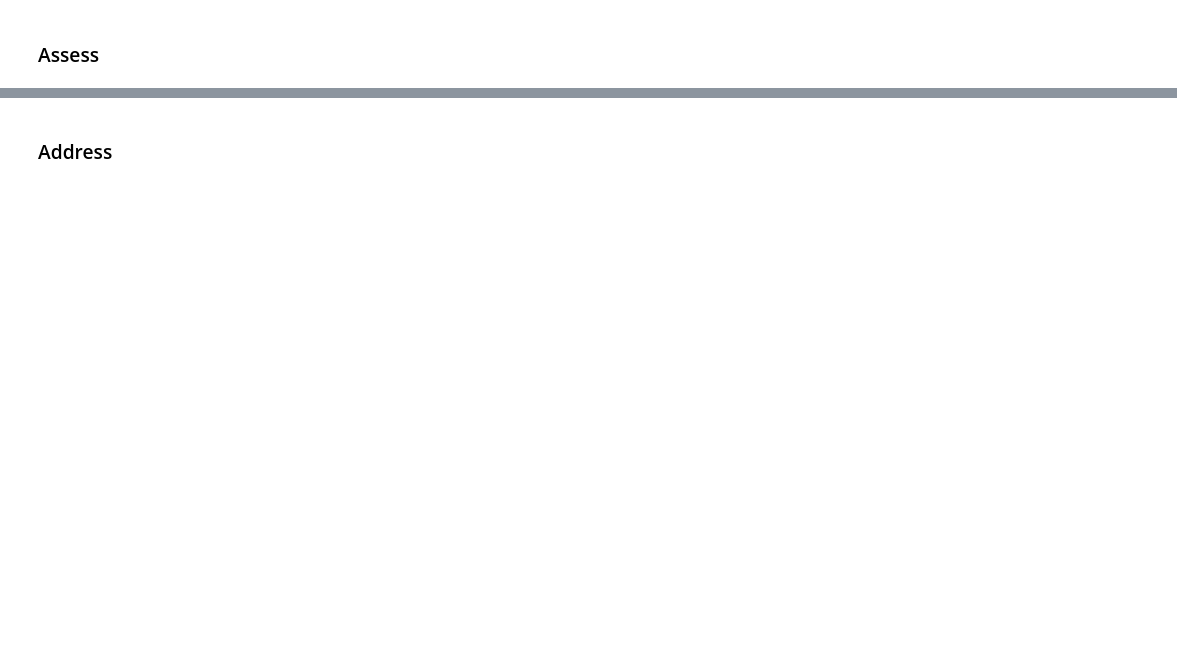
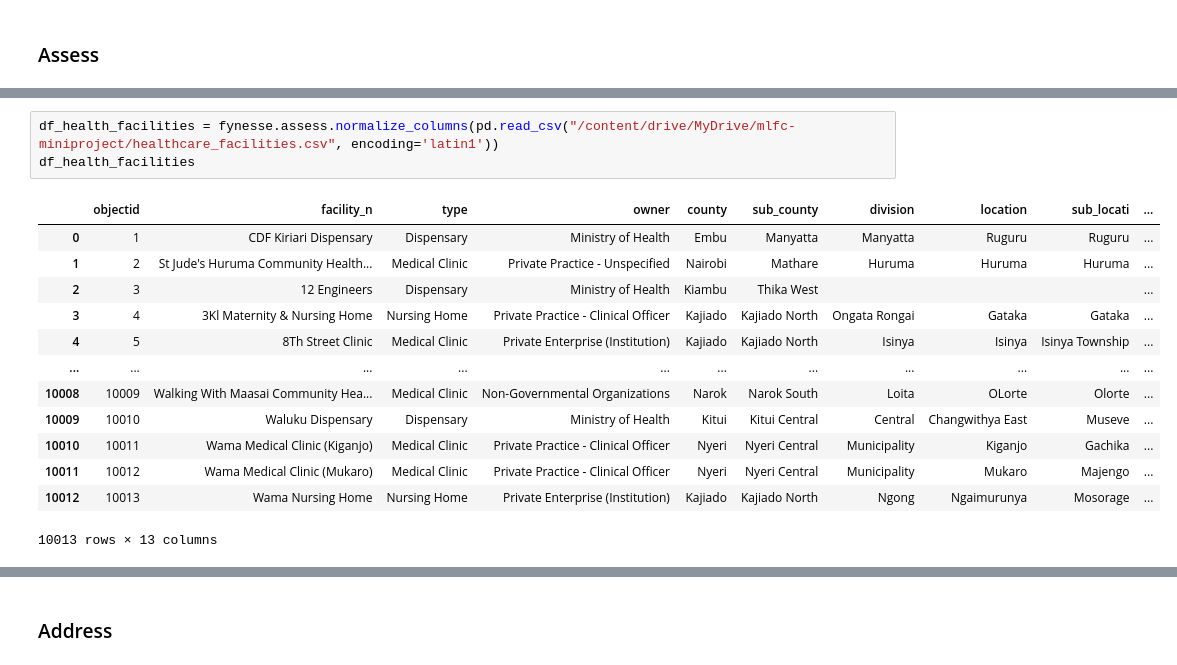
Before and after one commit to mwangi-clinton/mlf-miniproject, a Jupyter notebook: notebooks/mini_project.ipynb, the cells around one changed output, grey strips where cells are left out. Drawn from its saved outputs; the diff is of its cells as text; blank space fills up the shorter version.

```diff
--- a/notebooks/mini_project.ipynb
+++ b/notebooks/mini_project.ipynb
@@ -36,0 +84,17 @@ facilities.plot(kind="bar")
+# %%
+df_health_facilities = fynesse.assess.normalize_columns(pd.read_csv("/content/drive/MyDrive/mlfc-miniproject/healthcare_facilities.csv", encoding='latin1'))
+df_health_facilities
+# %% [output]
+|  | objectid | facility_n | type | owner | county | sub_county | division | location | sub_locati | ... |
+| 0 | 1 | CDF Kiriari Dispensary | Dispensary | Ministry of Health | Embu | Manyatta | Manyatta | Ruguru | Ruguru | ... |
+| 1 | 2 | St Jude's Huruma Community Health... | Medical Clinic | Private Practice - Unspecified | Nairobi | Mathare | Huruma | Huruma | Huruma | ... |
+| 2 | 3 | 12 Engineers | Dispensary | Ministry of Health | Kiambu | Thika West |  |  |  | ... |
+| 3 | 4 | 3Kl Maternity & Nursing Home | Nursing Home | Private Practice - Clinical Officer | Kajiado | Kajiado North | Ongata Rongai | Gataka | Gataka | ... |
+| 4 | 5 | 8Th Street Clinic | Medical Clinic | Private Enterprise (Institution) | Kajiado | Kajiado North | Isinya | Isinya | Isinya Township | ... |
+| ... | ... | ... | ... | ... | ... | ... | ... | ... | ... | ... |
+| 10008 | 10009 | Walking With Maasai Community Hea... | Medical Clinic | Non-Governmental Organizations | Narok | Narok South | Loita | OLorte | Olorte | ... |
+| 10009 | 10010 | Waluku Dispensary | Dispensary | Ministry of Health | Kitui | Kitui Central | Central | Changwithya East | Museve | ... |
+| 10010 | 10011 | Wama Medical Clinic (Kiganjo) | Medical Clinic | Private Practice - Clinical Officer | Nyeri | Nyeri Central | Municipality | Kiganjo | Gachika | ... |
+| 10011 | 10012 | Wama Medical Clinic (Mukaro) | Medical Clinic | Private Practice - Clinical Officer | Nyeri | Nyeri Central | Municipality | Mukaro | Majengo | ... |
+| 10012 | 10013 | Wama Nursing Home | Nursing Home | Private Enterprise (Institution) | Kajiado | Kajiado North | Ngong | Ngaimurunya | Mosorage | ... |
+10013 rows × 13 columns
```
Also changed, not shown: parts of 33 cells of this notebook, 2 other files.
